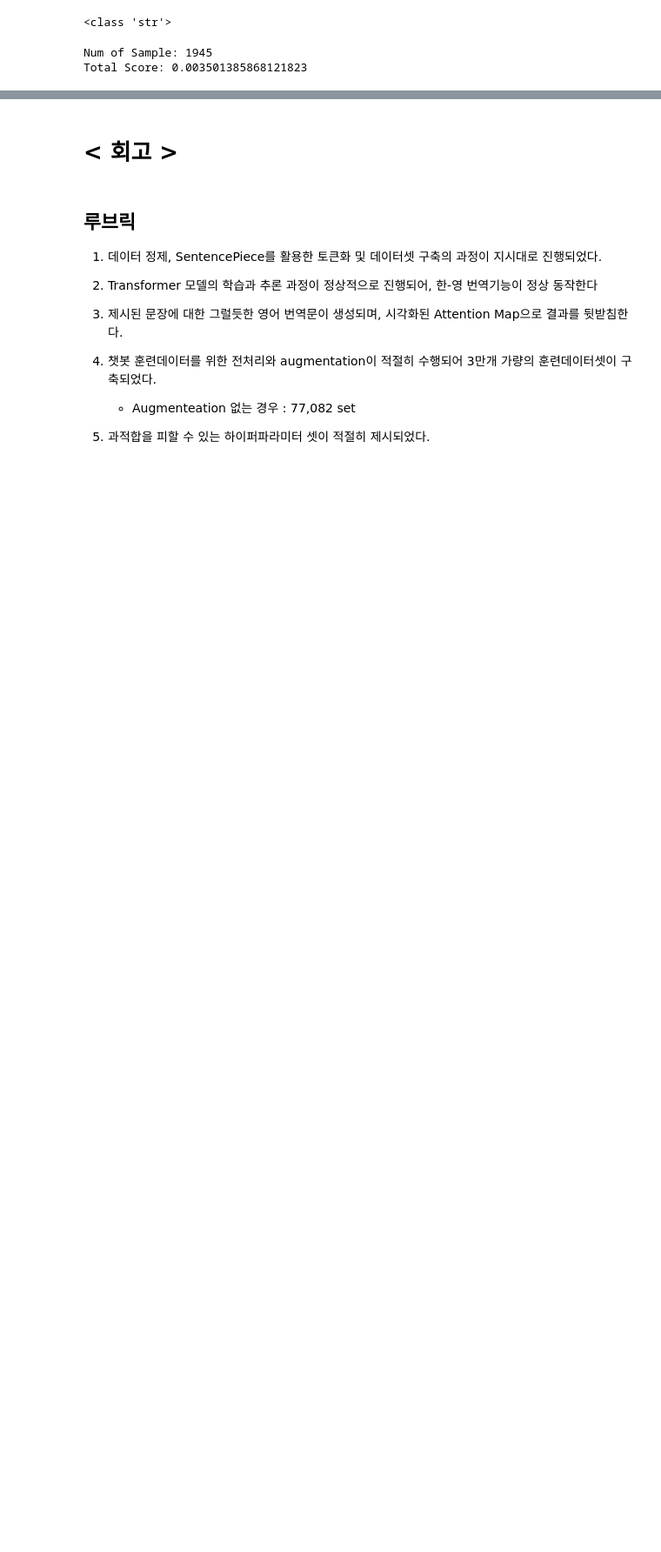
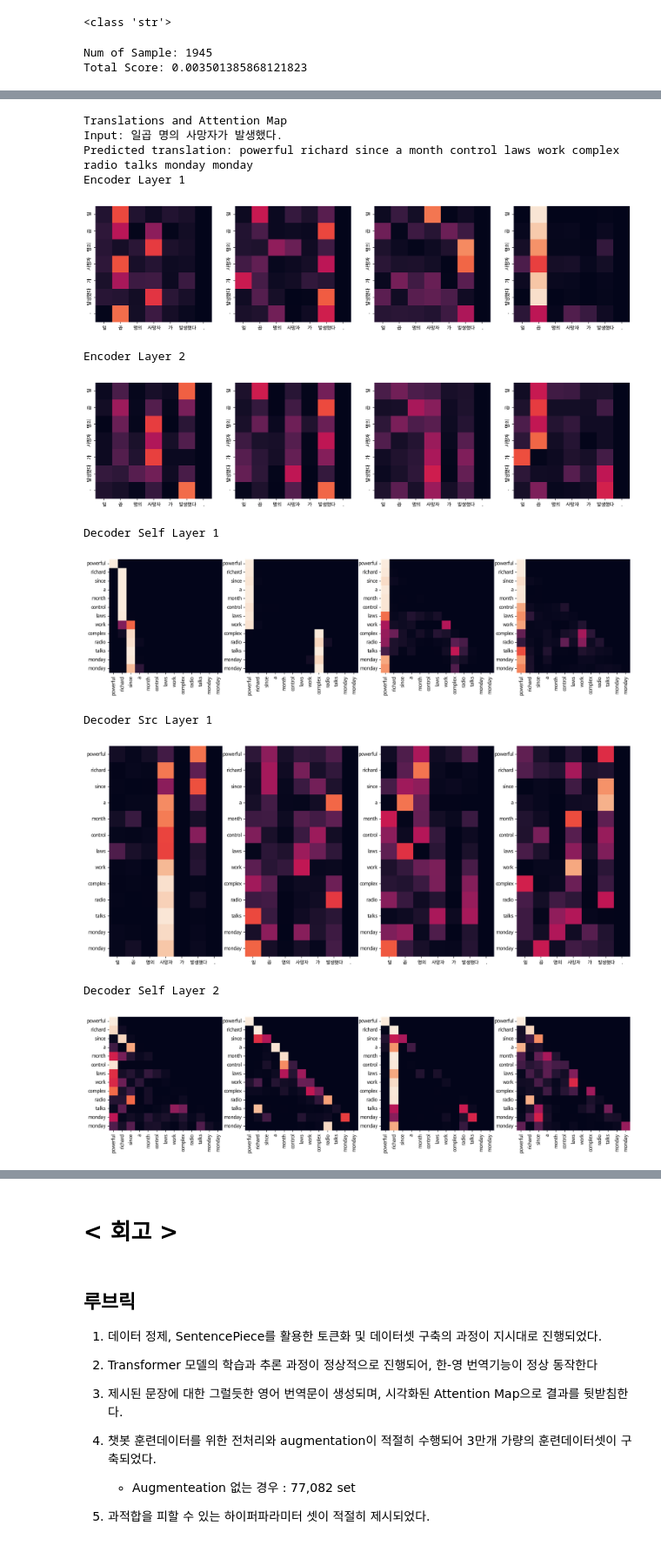
Before and after one commit to YSKIM-moya/AIFFEL_quest_rs, a Jupyter notebook: GoingDeeper/Gd05/transformer_kor_eng_translator.ipynb, the cells around one changed output, grey strips where cells are left out. Shown at 87% size. Saved outputs shown, nothing was run; the diff lists cells and outputs as text; code cells hidden in the pictures; blank space fills up the shorter version.

```diff
--- a/GoingDeeper/Gd05/transformer_kor_eng_translator.ipynb
+++ b/GoingDeeper/Gd05/transformer_kor_eng_translator.ipynb
@@ -1667,0 +1873,20 @@ Total Score: 0.003501385868121823
+# %%
+print("Translations and Attention Map")
+sentence = [
+    '일곱 명의 사망자가 발생했다.'
+]
+test_translate(transformer_2layer_aug, sentence, ko_aug_tokenizer, en_aug_tokenizer,)
+# %% [output]
+Translations and Attention Map
+Input: 일곱 명의 사망자가 발생했다.
+Predicted translation: powerful richard since a month control laws work complex radio talks monday monday
+Encoder Layer 1
+[figure, added]
+Encoder Layer 2
+[figure, added]
+Decoder Self Layer 1
+[figure, added]
+Decoder Src Layer 1
+[figure, added]
+Decoder Self Layer 2
+[figure, added]
```
Also changed, not shown: parts of 13 cells of this notebook.
